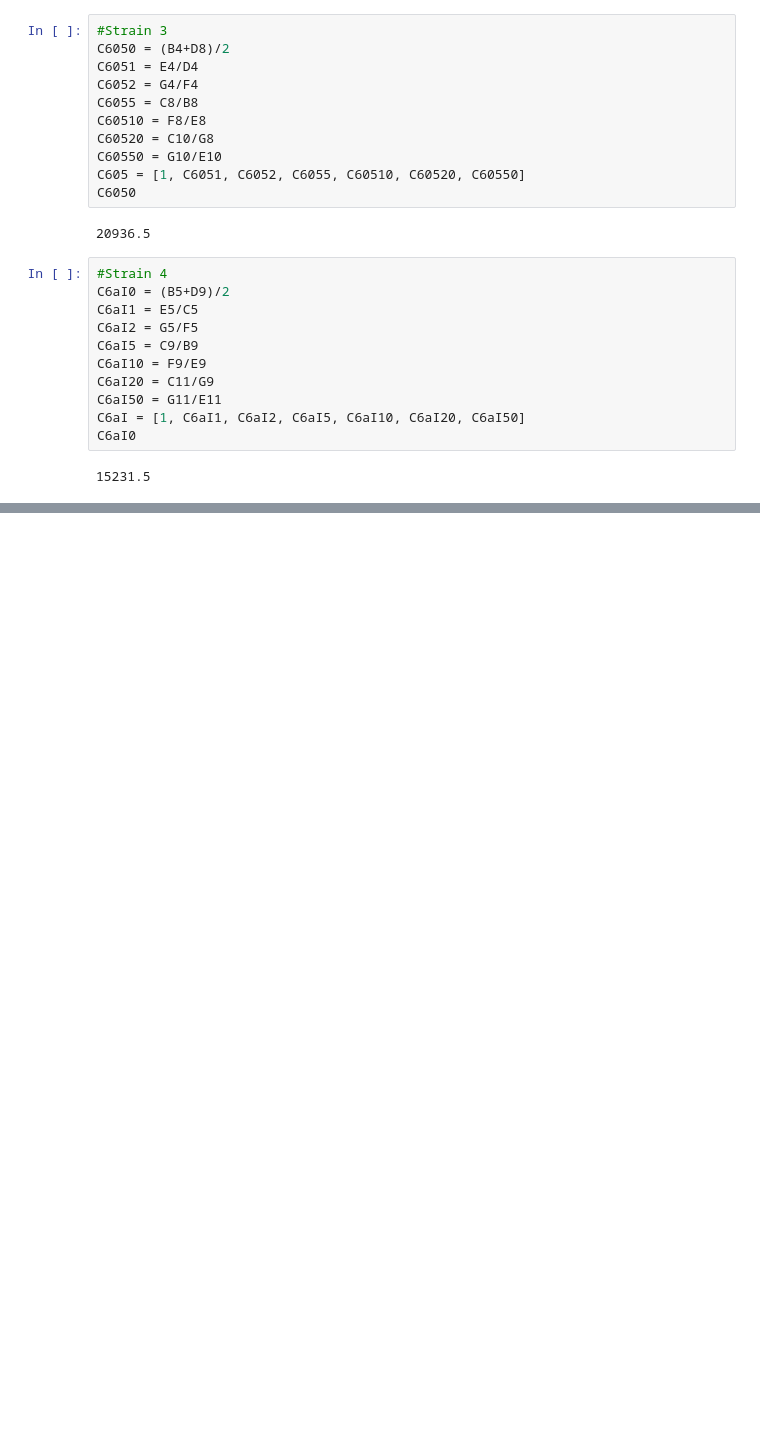
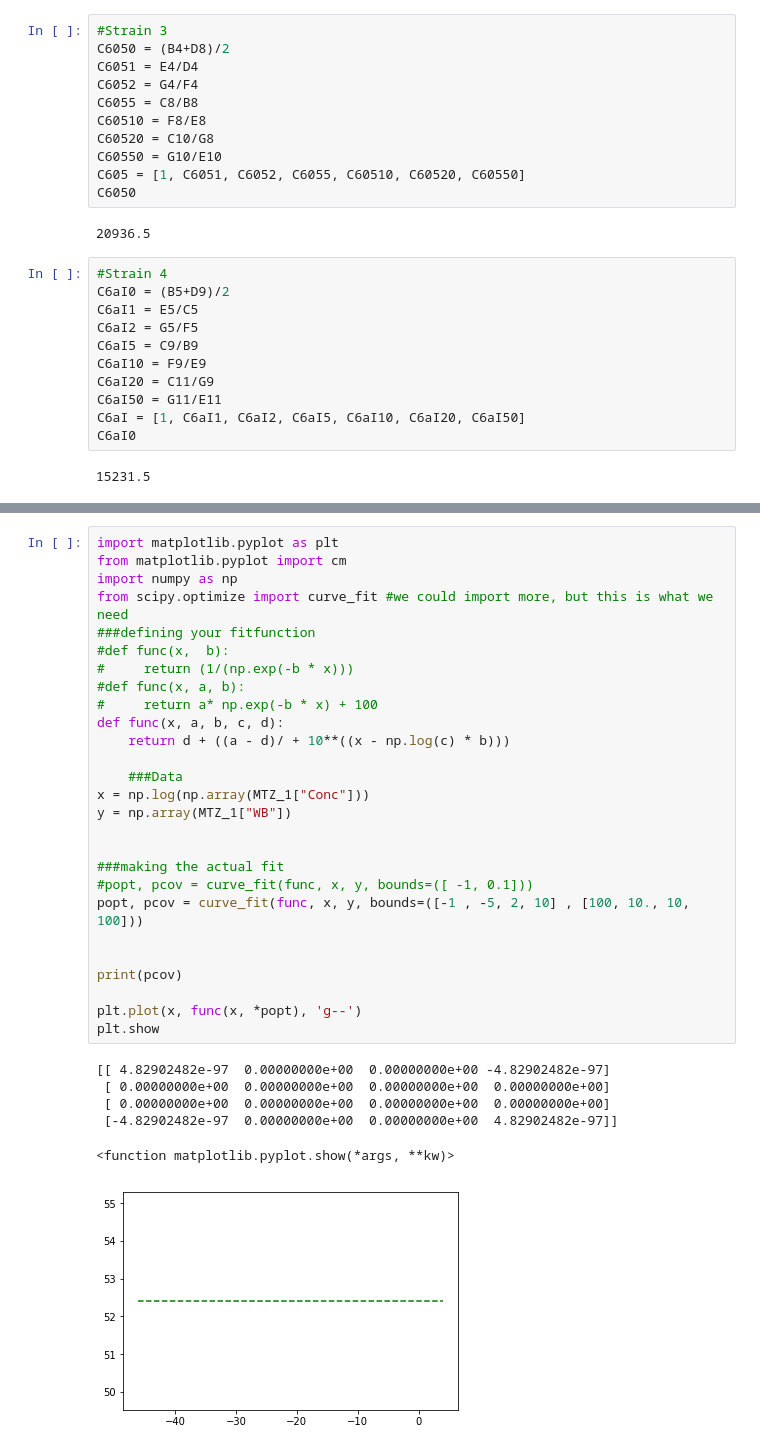
Before and after one commit to SaschaKrakovka/project, a Jupyter notebook: IC50MTZ_12_9_19_1.ipynb, the cells around one changed output, grey strips where cells are left out. Saved outputs shown, nothing was run; the diff lists cells and outputs as text; blank space fills up the shorter version.

```diff
--- a/IC50MTZ_12_9_19_1.ipynb
+++ b/IC50MTZ_12_9_19_1.ipynb
@@ -182,0 +235,34 @@ plt.show()
+# %%
+import matplotlib.pyplot as plt
+from matplotlib.pyplot import cm
+import numpy as np
+from scipy.optimize import curve_fit #we could import more, but this is what we need
+###defining your fitfunction
+#def func(x,  b):
+#     return (1/(np.exp(-b * x)))
+#def func(x, a, b):
+#     return a* np.exp(-b * x) + 100
+def func(x, a, b, c, d):
+    return d + ((a - d)/ + 10**((x - np.log(c) * b)))
+
+    ###Data
+x = np.log(np.array(MTZ_1["Conc"]))
+y = np.array(MTZ_1["WB"])
+
+
+###making the actual fit
+#popt, pcov = curve_fit(func, x, y, bounds=([ -1, 0.1]))
+popt, pcov = curve_fit(func, x, y, bounds=([-1 , -5, 2, 10] , [100, 10., 10, 100]))
+
+
+print(pcov)
+
+plt.plot(x, func(x, *popt), 'g--')
+plt.show
+# %% [output]
+[[ 4.82902482e-97  0.00000000e+00  0.00000000e+00 -4.82902482e-97]
+ [ 0.00000000e+00  0.00000000e+00  0.00000000e+00  0.00000000e+00]
+ [ 0.00000000e+00  0.00000000e+00  0.00000000e+00  0.00000000e+00]
+ [-4.82902482e-97  0.00000000e+00  0.00000000e+00  4.82902482e-97]]
+<function matplotlib.pyplot.show(*args, **kw)>
+[figure, added]
```
Also changed, not shown: parts of 14 cells of this notebook, 2 other files.
